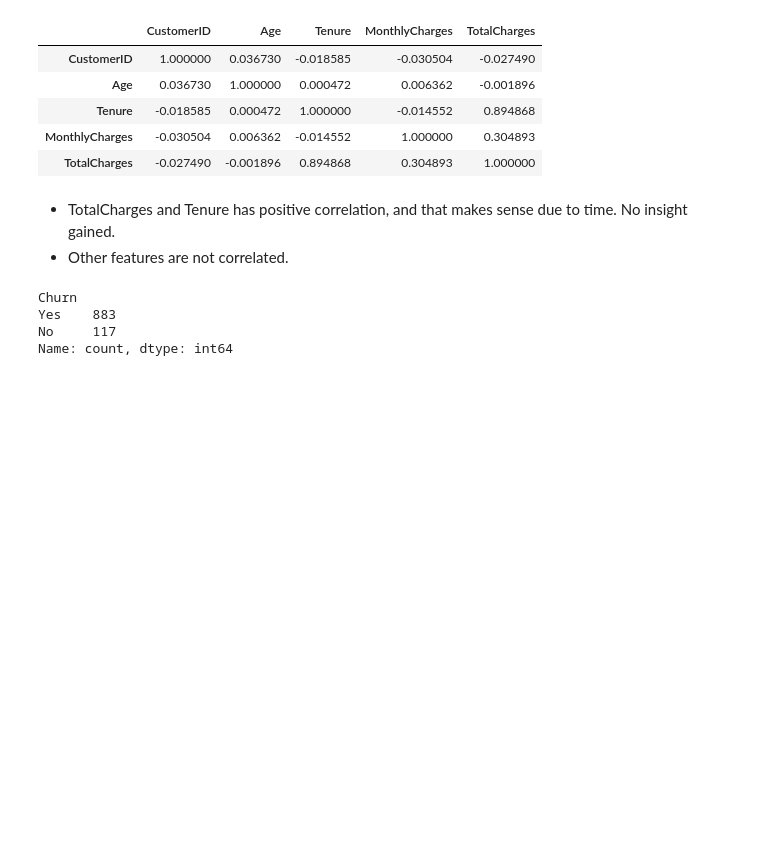
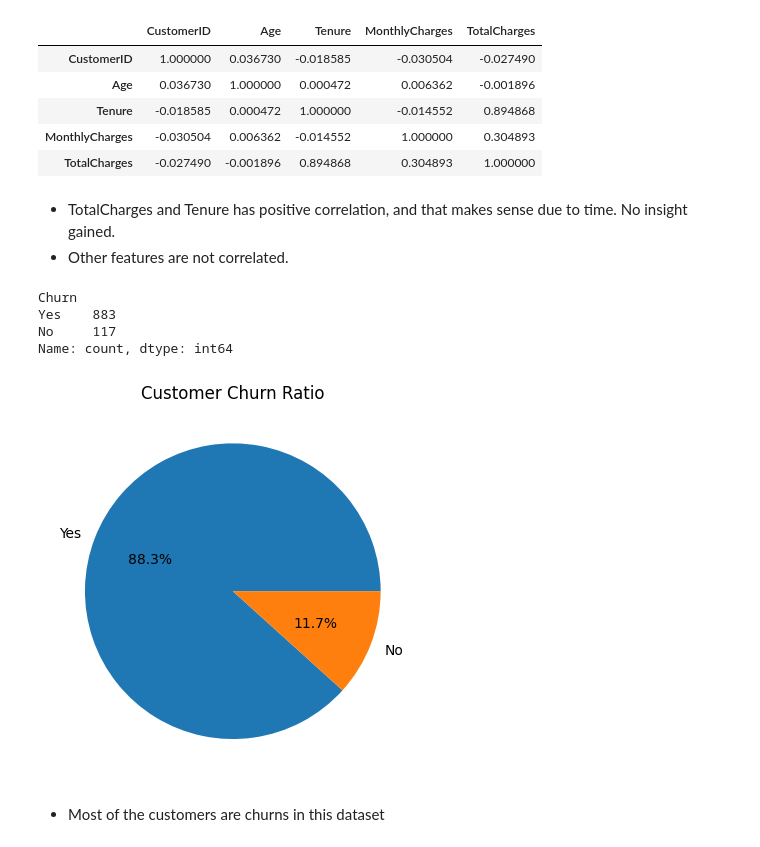
Before and after one commit to halchemylab/Customer-Churn-Prediction-Machine-Learning-Project, a Jupyter notebook: analysis.ipynb, the cells around one changed output. Drawn from its saved outputs; the diff is of its cells as text; code cells hidden in the pictures; blank space fills up the shorter version.

Commit message:
- Imported matplotlib and started created charts for EDA

```diff
--- a/analysis.ipynb
+++ b/analysis.ipynb
@@ -102,3 +106,13 @@ Churn
 Yes    883
 No     117
 Name: count, dtype: int64
+# %%
+#Create a pie chart of churn
+df["Churn"].value_counts().plot(kind="pie", autopct='%1.1f%%')
+plt.title("Customer Churn Ratio")
+plt.ylabel("")
+plt.show()
+# %% [output]
+[figure, added]
+# %% [markdown]
+- Most of the customers are churns in this dataset
```
Also changed, not shown: parts of 2 cells of this notebook.
